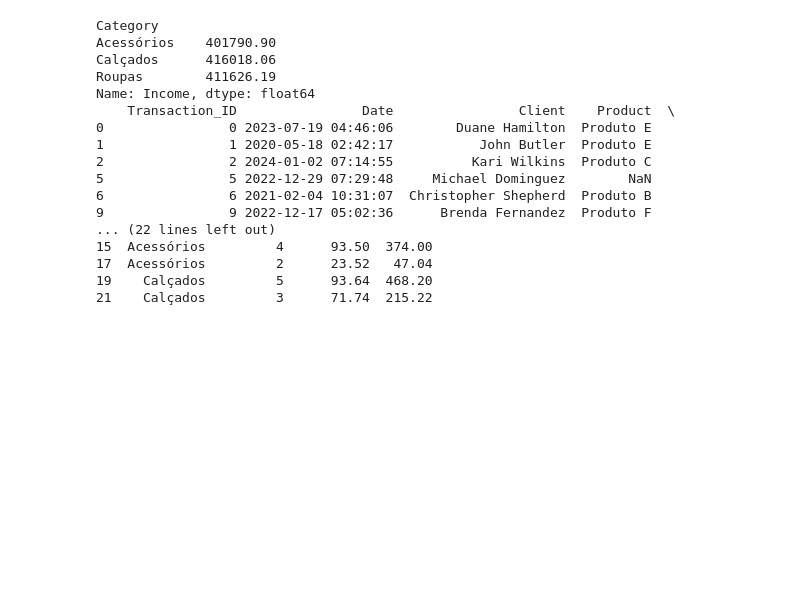
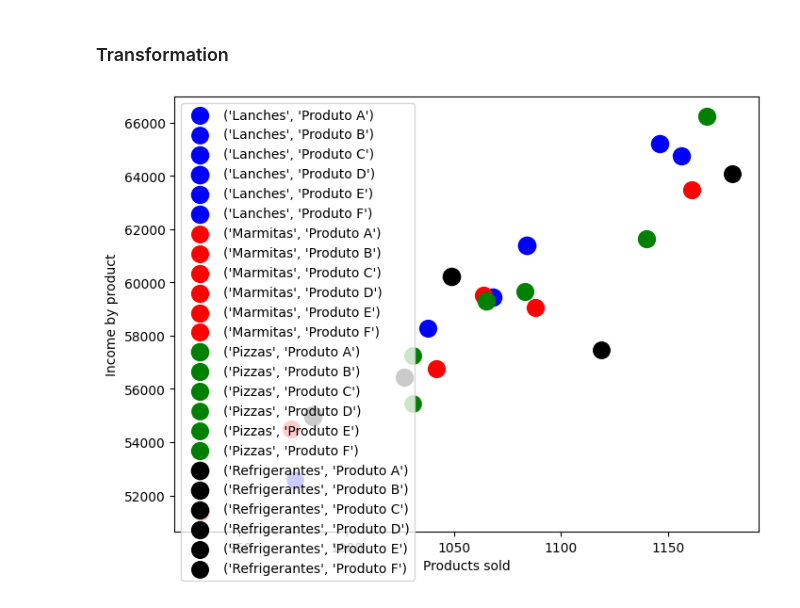
Before and after one commit to NativiXK/DIO, a Jupyter notebook: Santander Bootcamp/ETL_ecommerce/ETL.ipynb, the cells around one changed output. Saved outputs shown, nothing was run; the diff lists cells and outputs as text; code cells hidden in the pictures; blank space fills up the shorter version.

Commit message:
Started transforming data and ploting

```diff
--- a/Santander Bootcamp/ETL_ecommerce/ETL.ipynb
+++ b/Santander Bootcamp/ETL_ecommerce/ETL.ipynb
@@ -61,4 +64,6 @@ transactions.describe(include='all')
 | max | 9999.00000 | NaN | NaN | NaN | NaN | 5.000000 | 100.000000 |
+# %% [markdown]
+### Transformation
 # %%
 # Remove NaN values
 transactions.dropna()
@@ -66,29 +71,42 @@ transactions.dropna()
 # Transform date column to datetime
 transactions['Date'] = pd.to_datetime(transactions['Date'])
 
+# Transform category column to type category
+transactions['Category'] = transactions['Category'].astype('category')
+
+# Transform product column to type category
+transactions['Product'] = transactions['Product'].astype('category')
+
 # Create Income series
 transactions['Income'] = transactions['Quantity'] * transactions['UnitPrice']
-# %%
-categories = transactions.groupby('Category')
-
-print(categories['Income'].sum())
-
-print(categories.head())
-# %% [output]
-Category
-Acessórios    401790.90
-Calçados      416018.06
-Roupas        411626.19
-Name: Income, dtype: float64
-    Transaction_ID                Date                Client    Product  \
-0                0 2023-07-19 04:46:06        Duane Hamilton  Produto E
-1                1 2020-05-18 02:42:17           John Butler  Produto E
-2                2 2024-01-02 07:14:55          Kari Wilkins  Produto C
-5                5 2022-12-29 07:29:48     Michael Dominguez        NaN
-6                6 2021-02-04 10:31:07  Christopher Shepherd  Produto B
-9                9 2022-12-17 05:02:36      Brenda Fernandez  Produto F
-... (22 lines left out)
-15  Acessórios         4      93.50  374.00
-17  Acessórios         2      23.52   47.04
-19    Calçados         5      93.64  468.20
-21    Calçados         3      71.74  215.22
+# %%
+# Group transactions by Products and Category
+products = transactions.groupby(['Product', 'Category'], observed=False)
+
+most_sold_products = products['Quantity'].sum().sort_values(ascending=False).head(10)
+most_sold_products.name = "most_sold_products"
+
+income_by_category = transactions.groupby('Category', observed=False)['Income'].sum()
+income_by_category.name = "income_by_category"
+# %%
+data = pd.DataFrame({"income_by_product"    : products['Income'].sum(),
+                     "products_sold"        : products["Quantity"].sum(),
+                     "max_income"           : products["Income"].max(),
+                     "mean_ticket"          : products['Income'].mean().round(2),
+                     "min_income"           : products["Income"].min()}).sort_values('income_by_product', ascending=False)
+plt.figure(figsize=(8, 6))
+
+colors = {'Lanches': 'blue', 'Pizzas': 'green', 'Marmitas' : 'red', 'Refrigerantes' : 'black'}
+
+for category, group in data.groupby(['Category', 'Product'], observed=False):
+    plt.scatter(group['products_sold'], group['income_by_product'], group['mean_ticket'], label=category, color=colors[category[0]])
+
+plt.xlabel('Products sold')
+plt.ylabel('Income by product')
+plt.title('')
+plt.legend()
+plt.show()
+
+# data.plot.scatter(x='income_by_product', y='products_sold', s='mean_ticket', c= 'red')
+# %% [output]
+[figure, added]
```
Also changed, not shown: parts of 5 cells of this notebook, 1 other file.
